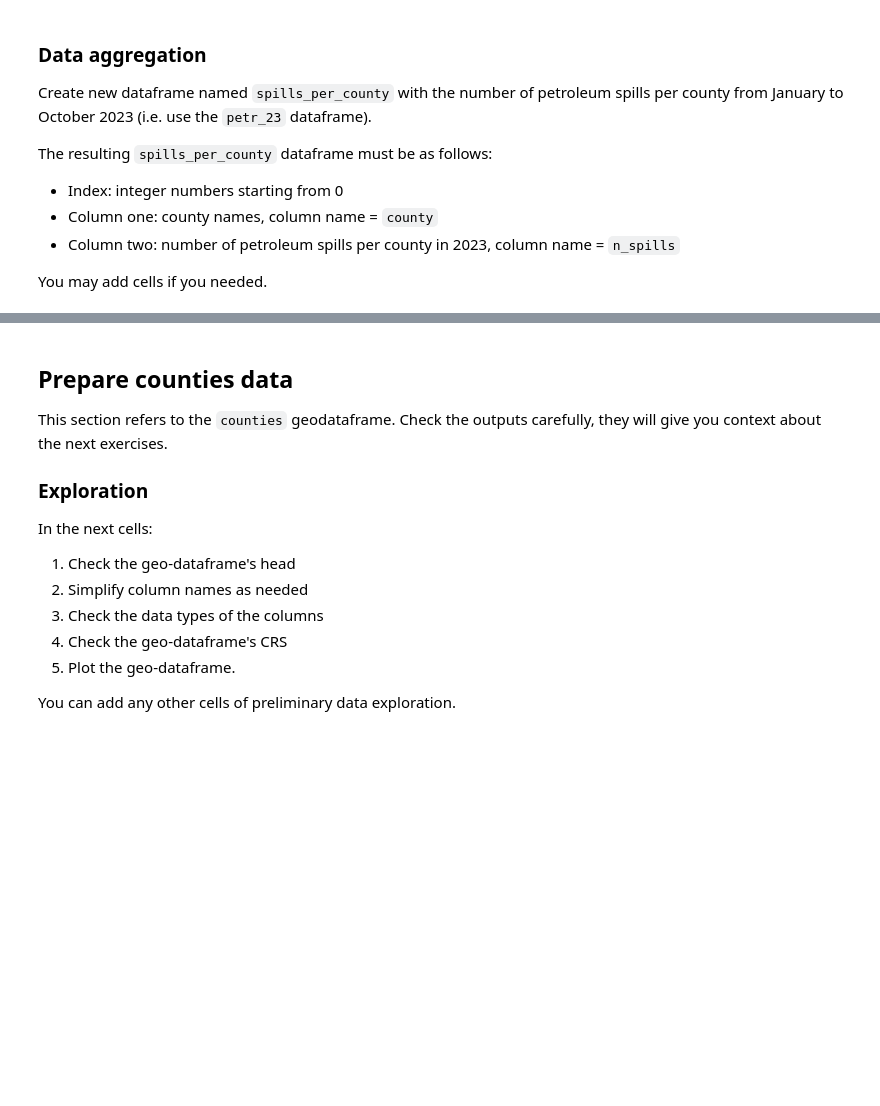
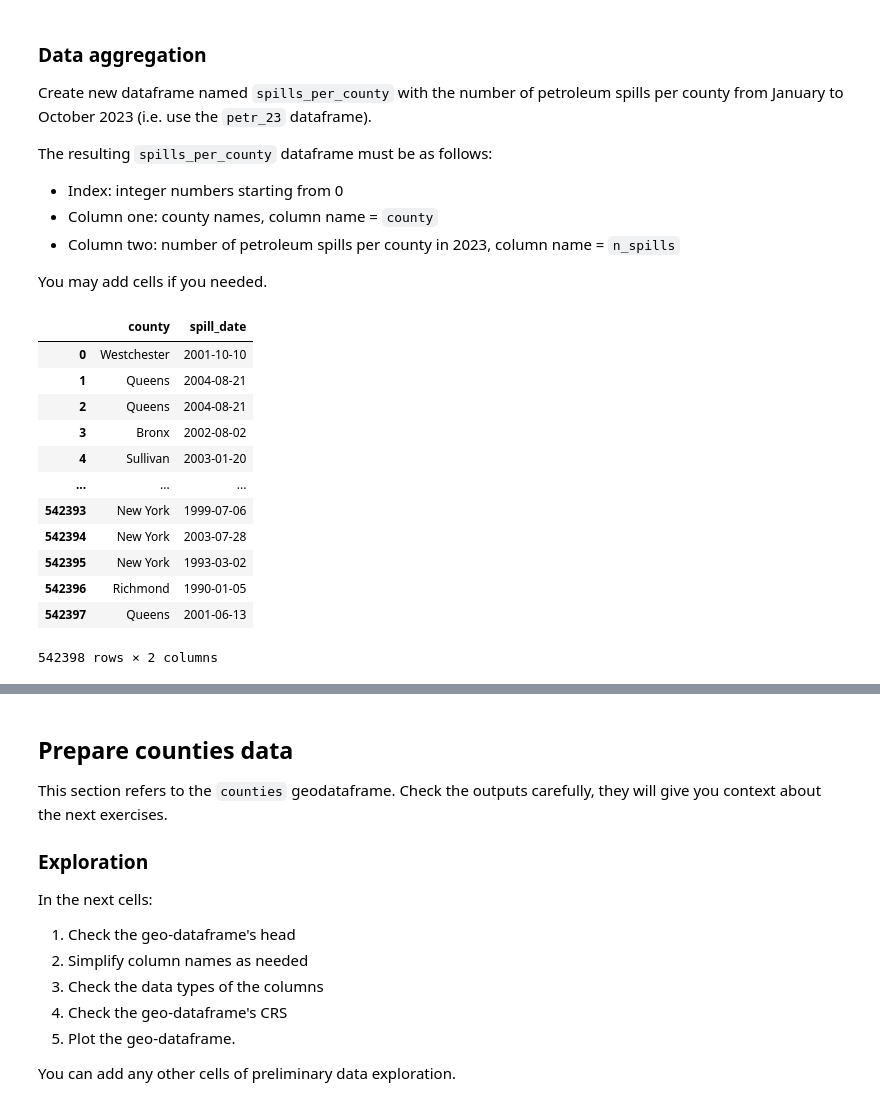
Before and after one commit to kristinaglass/eds220-hwk-3, a Jupyter notebook: hwk3-task1-spills.ipynb, the cells around one changed output, grey strips where cells are left out. Drawn from its saved outputs; the diff is of its cells as text; code cells hidden in the pictures; blank space fills up the shorter version.

```diff
--- a/hwk3-task1-spills.ipynb
+++ b/hwk3-task1-spills.ipynb
@@ -256,0 +255,19 @@ You may add cells if you needed.
+# %%
+# create new dataframe containing only spills and county columns
+spills_per_county = spills[['county','spill_date']].copy()
+#view dataframe
+spills_per_county
+# %% [output]
+|  | county | spill_date |
+| 0 | Westchester | 2001-10-10 |
+| 1 | Queens | 2004-08-21 |
+| 2 | Queens | 2004-08-21 |
+| 3 | Bronx | 2002-08-02 |
+| 4 | Sullivan | 2003-01-20 |
+| ... | ... | ... |
+| 542393 | New York | 1999-07-06 |
+| 542394 | New York | 2003-07-28 |
+| 542395 | New York | 1993-03-02 |
+| 542396 | Richmond | 1990-01-05 |
+| 542397 | Queens | 2001-06-13 |
+542398 rows × 2 columns
```
Also changed, not shown: parts of 12 cells of this notebook.
